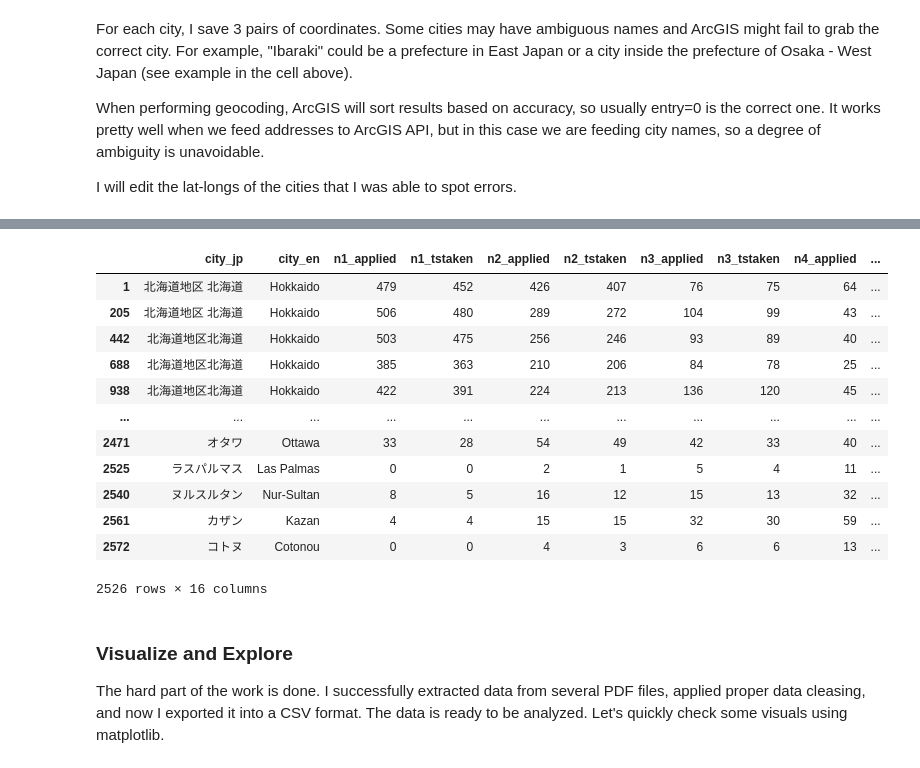
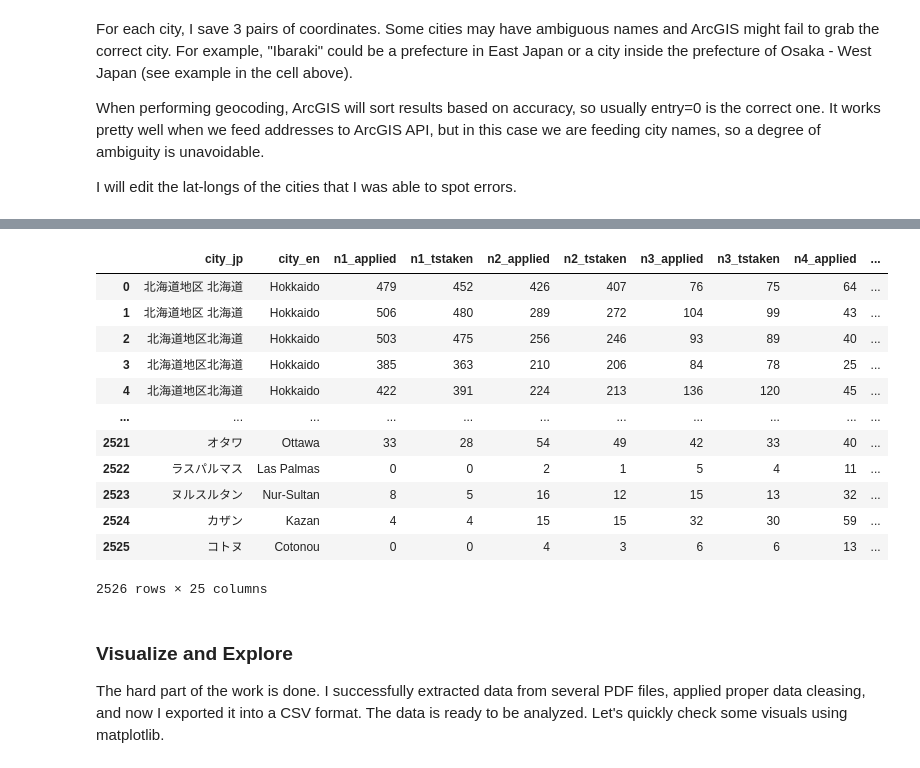
Before and after one commit to brunoochi/my_data_science_notes, a Jupyter notebook: PJ_Matcha/PJ_Matcha.ipynb, the cells around one changed output, grey strips where cells are left out. Cells and saved outputs as stored; diff of their text form; code cells hidden in the pictures.

```diff
--- a/PJ_Matcha/PJ_Matcha.ipynb
+++ b/PJ_Matcha/PJ_Matcha.ipynb
@@ -185,7 +252,7 @@ array(['Hokkaido', 'Iwate', 'Miyagi', 'Fukushima', 'Ibaraki', 'Tochigi',
 from arcgis.geocoding import geocode
 geocoded_cities = []
 
-for c in df_jlpt2["city_en"].unique():
+for c in df_jlpt4["city_en"].unique():
     geocoded_cities.append(geocode(c))
 # %%
 # a sample of the output
@@ -223,9 +290,9 @@ for n in range(len(geocoded_cities)):
     while k <=2:
 
         try:
-            key.append(df_jlpt2["city_en"].unique()[n])
+            key.append(df_jlpt4["city_en"].unique()[n])
         except:
-            key.append(df_jlpt2["city_en"].unique()[n])
+            key.append(df_jlpt4["city_en"].unique()[n])
 
         try:
             cityno.append(n)
@@ -331,0 +412,4 @@ geocoded_cities_master
+# %%
+# Region and population data
+contrydata = pd.read_csv('ne_110m_admin_0_countries_geojson.csv')
+contrydata.head()
@@ -331,0 +424,4 @@ geocoded_cities_master
+# %%
+# merge region data to the geocoded master data
+geocoded_cities_master1 = geocoded_cities_master.reset_index().merge(right=contrydata[["ISO_A3_EH", "NAME", "POP_EST","REGION_UN","SUBREGION"]], how="left", left_on="country", right_on="ISO_A3_EH").set_index("index")
+geocoded_cities_master1
@@ -332,20 +454,20 @@ geocoded_cities_master
 # %%
 # merge test data and geocoded data
-df_jlpt3 = df_jlpt2.merge(right=geocoded_cities_master[["lat","lon", "country"]], how='inner', left_on="city_en", right_index=True)
-df_jlpt3
+df_jlpt5 = df_jlpt4.merge(right=geocoded_cities_master1[["lat","lon", "country", "NAME", "REGION_UN", "SUBREGION", "POP_EST"]], how='inner', left_on="city_en", right_index=True)
+df_jlpt5
 # %% [output]
 |  | city_jp | city_en | n1_applied | n1_tstaken | n2_applied | n2_tstaken | n3_applied | n3_tstaken | n4_applied | ... |
-| 1 | 北海道地区 北海道 | Hokkaido | 479 | 452 | 426 | 407 | 76 | 75 | 64 | ... |
-| 205 | 北海道地区 北海道 | Hokkaido | 506 | 480 | 289 | 272 | 104 | 99 | 43 | ... |
-| 442 | 北海道地区北海道 | Hokkaido | 503 | 475 | 256 | 246 | 93 | 89 | 40 | ... |
-| 688 | 北海道地区北海道 | Hokkaido | 385 | 363 | 210 | 206 | 84 | 78 | 25 | ... |
-| 938 | 北海道地区北海道 | Hokkaido | 422 | 391 | 224 | 213 | 136 | 120 | 45 | ... |
+| 0 | 北海道地区 北海道 | Hokkaido | 479 | 452 | 426 | 407 | 76 | 75 | 64 | ... |
+| 1 | 北海道地区 北海道 | Hokkaido | 506 | 480 | 289 | 272 | 104 | 99 | 43 | ... |
+| 2 | 北海道地区北海道 | Hokkaido | 503 | 475 | 256 | 246 | 93 | 89 | 40 | ... |
+| 3 | 北海道地区北海道 | Hokkaido | 385 | 363 | 210 | 206 | 84 | 78 | 25 | ... |
+| 4 | 北海道地区北海道 | Hokkaido | 422 | 391 | 224 | 213 | 136 | 120 | 45 | ... |
 | ... | ... | ... | ... | ... | ... | ... | ... | ... | ... | ... |
-| 2471 | オタワ | Ottawa | 33 | 28 | 54 | 49 | 42 | 33 | 40 | ... |
-| 2525 | ラスパルマス | Las Palmas | 0 | 0 | 2 | 1 | 5 | 4 | 11 | ... |
-| 2540 | ヌルスルタン | Nur-Sultan | 8 | 5 | 16 | 12 | 15 | 13 | 32 | ... |
-| 2561 | カザン | Kazan | 4 | 4 | 15 | 15 | 32 | 30 | 59 | ... |
-| 2572 | コトヌ | Cotonou | 0 | 0 | 4 | 3 | 6 | 6 | 13 | ... |
+| 2521 | オタワ | Ottawa | 33 | 28 | 54 | 49 | 42 | 33 | 40 | ... |
+| 2522 | ラスパルマス | Las Palmas | 0 | 0 | 2 | 1 | 5 | 4 | 11 | ... |
+| 2523 | ヌルスルタン | Nur-Sultan | 8 | 5 | 16 | 12 | 15 | 13 | 32 | ... |
+| 2524 | カザン | Kazan | 4 | 4 | 15 | 15 | 32 | 30 | 59 | ... |
+| 2525 | コトヌ | Cotonou | 0 | 0 | 4 | 3 | 6 | 6 | 13 | ... |
-2526 rows × 16 columns
+2526 rows × 25 columns
 # %%
 # Data is ready. Let's export to csv.
```
Also changed, not shown: parts of 18 cells of this notebook.
